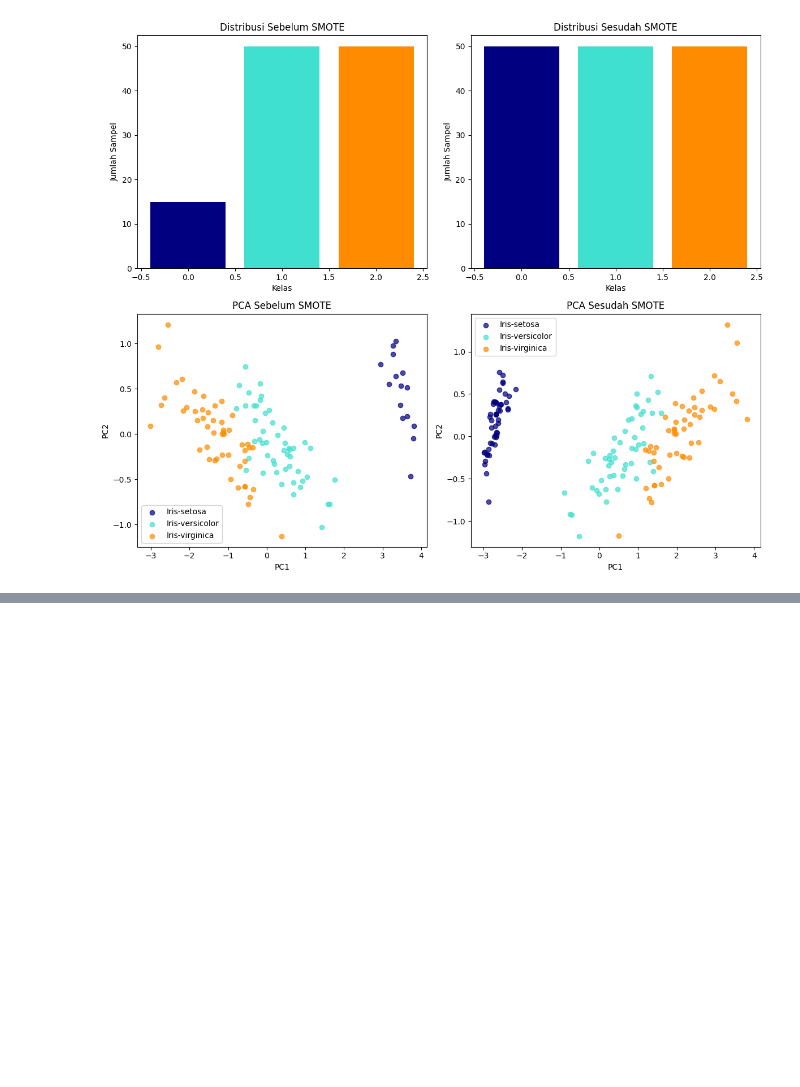
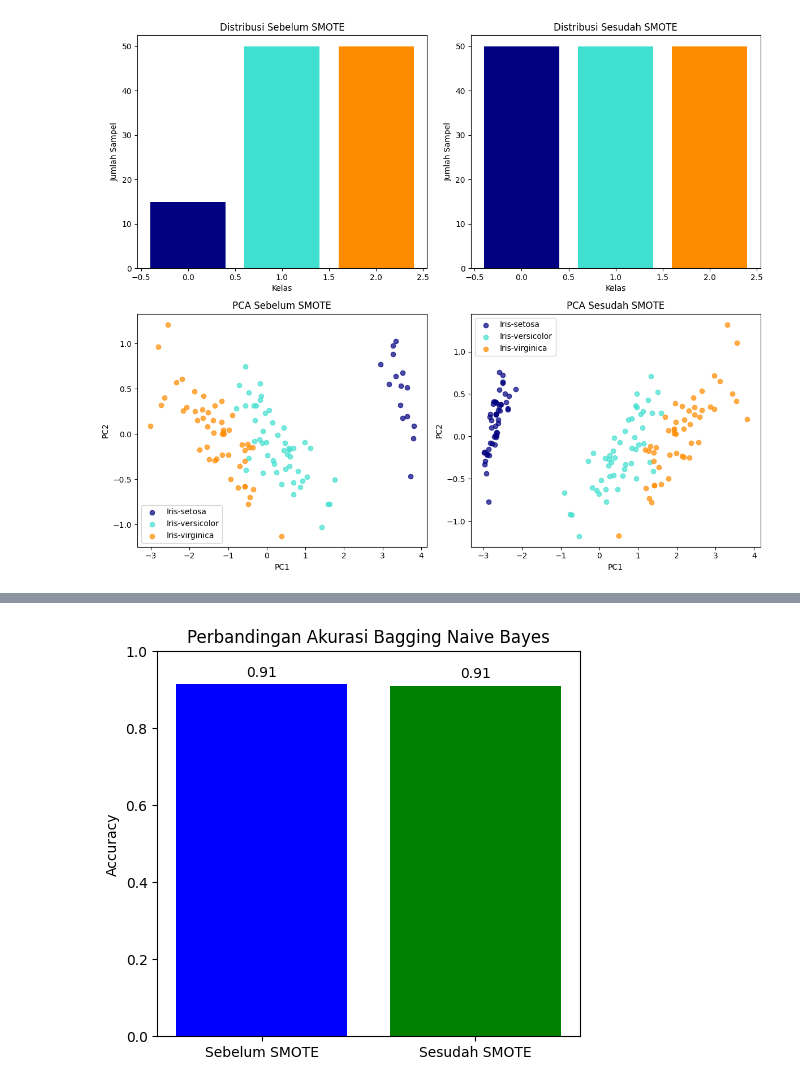
Before and after one commit to zulfikri1308/PSD, a Jupyter notebook: psd/_build/jupyter_execute/imbalanced.ipynb, the cells around one changed output, grey strips where cells are left out. Drawn from its saved outputs; the diff is of its cells as text; code cells hidden in the pictures; blank space fills up the shorter version.

```diff
--- a/psd/_build/jupyter_execute/imbalanced.ipynb
+++ b/psd/_build/jupyter_execute/imbalanced.ipynb
@@ -198,0 +312,93 @@ Distribusi setelah SMOTE: Counter({0: 50, 1: 50, 2: 50})
+# %%
+from sklearn.model_selection import train_test_split
+from sklearn.naive_bayes import GaussianNB
+from sklearn.ensemble import BaggingClassifier
+from sklearn.metrics import accuracy_score, classification_report
+import matplotlib.pyplot as plt
+import pandas as pd
+import numpy as np
+
+# ===============================
+# 1. Split data (SEBELUM SMOTE)
+# ===============================
+X_train, X_test, y_train, y_test = train_test_split(
+    X_db, y_numeric, test_size=0.3, random_state=42, stratify=y_numeric
+)
+
+bag_nb_before = BaggingClassifier(estimator=GaussianNB(),
+                                  n_estimators=10, random_state=42)
+bag_nb_before.fit(X_train, y_train)
+y_pred_before = bag_nb_before.predict(X_test)
+
+acc_before = accuracy_score(y_test, y_pred_before)
+report_before = classification_report(y_test, y_pred_before, target_names=target_names_db, output_dict=True)
+
+# ===============================
+# 2. Split data (SESUDAH SMOTE)
+# ===============================
+X_train_res, X_test_res, y_train_res, y_test_res = train_test_split(
+    X_res, y_res, test_size=0.3, random_state=42, stratify=y_res
+)
+
+bag_nb_after = BaggingClassifier(estimator=GaussianNB(),
+                                 n_estimators=10, random_state=42)
+bag_nb_after.fit(X_train_res, y_train_res)
+y_pred_after = bag_nb_after.predict(X_test_res)
+
+acc_after = accuracy_score(y_test_res, y_pred_after)
+report_after = classification_report(y_test_res, y_pred_after, target_names=target_names_db, output_dict=True)
+
+# ===============================
+# 3. Ringkasan hasil
+# ===============================
+print("\n=== Evaluasi Bagging NB Sebelum SMOTE ===")
+print(classification_report(y_test, y_pred_before, target_names=target_names_db))
+print("\n=== Evaluasi Bagging NB Sesudah SMOTE ===")
+print(classification_report(y_test_res, y_pred_after, target_names=target_names_db))
+
+# Buat dataframe ringkas
+df_compare = pd.DataFrame({
+    "Accuracy": [acc_before, acc_after],
+    "Macro Avg Precision": [report_before["macro avg"]["precision"], report_after["macro avg"]["precision"]],
+    "Macro Avg Recall": [report_before["macro avg"]["recall"], report_after["macro avg"]["recall"]],
+    "Macro Avg F1-score": [report_before["macro avg"]["f1-score"], report_after["macro avg"]["f1-score"]],
+}, index=["Sebelum SMOTE", "Sesudah SMOTE"])
+
+print("\n=== Ringkasan Hasil Bagging NB ===")
+print(df_compare)
+
+# ===============================
+# 4. Visualisasi Perbandingan
+# ===============================
+plt.figure(figsize=(12,5))
+
+# Bar chart akurasi
+plt.subplot(1,2,1)
+plt.bar(["Sebelum SMOTE", "Sesudah SMOTE"], [acc_before, acc_after], color=["blue", "green"])
+plt.title("Perbandingan Akurasi Bagging Naive Bayes")
+plt.ylabel("Accuracy")
+plt.ylim(0,1)
+for i, v in enumerate([acc_before, acc_after]):
+    plt.text(i, v + 0.02, f"{v:.2f}", ha="center")
+
+# # Bar chart precision, recall, f1-score
+# metrics = ["precision", "recall", "f1-score"]
+
+# before_vals = [report_before["macro avg"][m] for m in metrics]
+# after_vals = [report_after["macro avg"][m] for m in metrics]
+
+# x = np.arange(len(metrics))
+# width = 0.35
+
+# plt.subplot(1,2,2)
+# plt.bar(x - width/2, before_vals, width, label="Sebelum SMOTE", color="blue", alpha=0.7)
+# plt.bar(x + width/2, after_vals, width, label="Sesudah SMOTE", color="green", alpha=0.7)
+# plt.xticks(x, [m.capitalize() for m in metrics])
+# plt.ylabel("Score")
+# plt.ylim(0,1)
+# plt.title("Perbandingan Precision, Recall, F1 (Bagging Naive Bayes)")
+# plt.legend()
+
+# plt.tight_layout()
+# plt.show()
+# %% [output]
@@ -198,0 +422 @@ Distribusi setelah SMOTE: Counter({0: 50, 1: 50, 2: 50})
+[figure, added]
```
Also changed, not shown: parts of 4 cells of this notebook, 48 other files.
